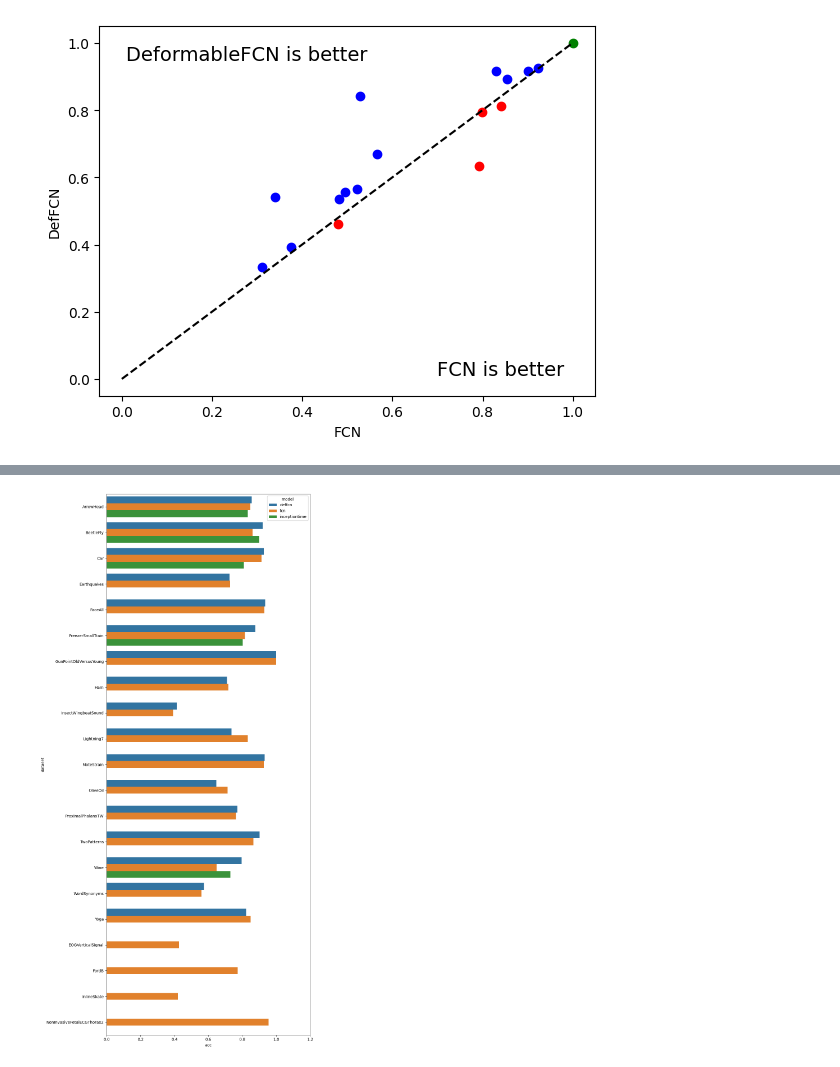
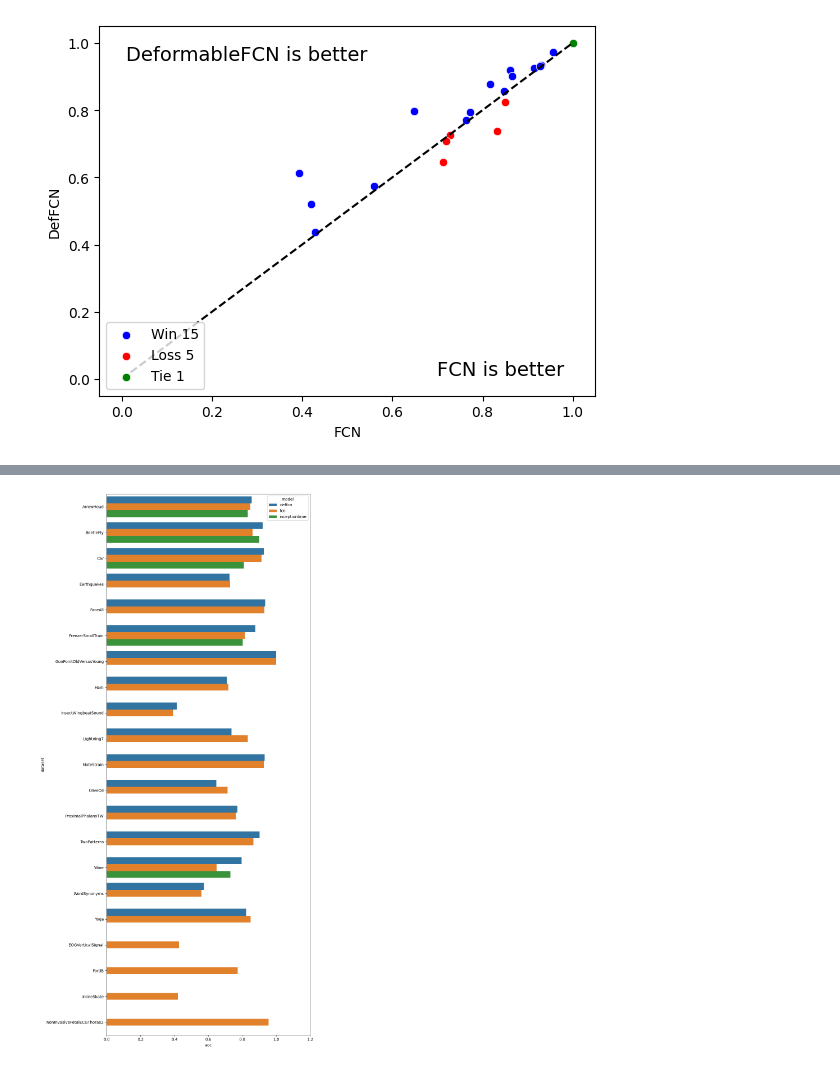
Before and after one commit to jose-gilberto/defconv_time_series, a Jupyter notebook: notebooks/subsets_results.ipynb, the cells around one changed output, grey strips where cells are left out. Saved outputs shown, nothing was run; the diff lists cells and outputs as text; code cells hidden in the pictures.

```diff
--- a/notebooks/subsets_results.ipynb
+++ b/notebooks/subsets_results.ipynb
@@ -35,0 +6,3 @@ grouped_subset_results
+# %%
+subset_results = pd.read_csv('./subset_results.csv')
+subset_results
@@ -36,34 +34,39 @@ grouped_subset_results
 # %%
-def set_color(acc1, acc2):
-    if acc1 > acc2:
-        return 'blue'
-    elif acc2 > acc1:
-        return 'red'
-    else:
-        return 'green'
+fcn_acc = subset_results.query(f'model == "fcn"').sort_values(by='dataset').acc.values
+def_fcn_acc = subset_results.query(f'model == "deffcn"').sort_values(by='dataset').acc.values
 
-for dataset in grouped_subset_results.dataset.value_counts().index:
-    fcn_acc = grouped_subset_results.query(f'dataset == "{dataset}" and model == "fcn"').f1.values[0]
-    def_fcn_acc = grouped_subset_results.query(f'dataset == "{dataset}" and model == "deffcn"').f1
+sns.scatterplot(
+    x=fcn_acc[fcn_acc < def_fcn_acc],
+    y=def_fcn_acc[fcn_acc < def_fcn_acc],
+    color='blue',
+    label=f'Win {len(def_fcn_acc[fcn_acc < def_fcn_acc])}'
+)
 
-    if len(def_fcn_acc) == 0:
-        continue
-    else:
-        def_fcn_acc = def_fcn_acc.values[0]
+sns.scatterplot(
+    x=fcn_acc[fcn_acc > def_fcn_acc],
+    y=def_fcn_acc[fcn_acc > def_fcn_acc],
+    color='red',
+    label=f'Loss {len(def_fcn_acc[fcn_acc > def_fcn_acc])}'
+)
 
-    plt.plot(fcn_acc, def_fcn_acc, marker='o', color=set_color(def_fcn_acc, fcn_acc))
-
+sns.scatterplot(
+    x=fcn_acc[fcn_acc == def_fcn_acc],
+    y=def_fcn_acc[fcn_acc == def_fcn_acc],
+    color='green',
+    label=f'Tie {len(def_fcn_acc[fcn_acc == def_fcn_acc])}'
+)
 
 plt.plot(list(np.arange(0, 1.1, 0.1)), list(np.arange(0, 1.1, 0.1)), color='black', linestyle='dashed')
 
 plt.xlabel('FCN')
 plt.ylabel('DefFCN')
 
 plt.text(0.7, 0.01, 'FCN is better', fontdict={'size': 14})
 plt.text(0.01, 0.95, 'DeformableFCN is better', fontdict={'size': 14})
 
+plt.legend(loc='lower left')
 
 plt.show()
 # %% [output]
-[figure, old version]
+[figure, new version]
 # %%
```
Also changed, not shown: parts of 6 cells of this notebook, 9 other files.
